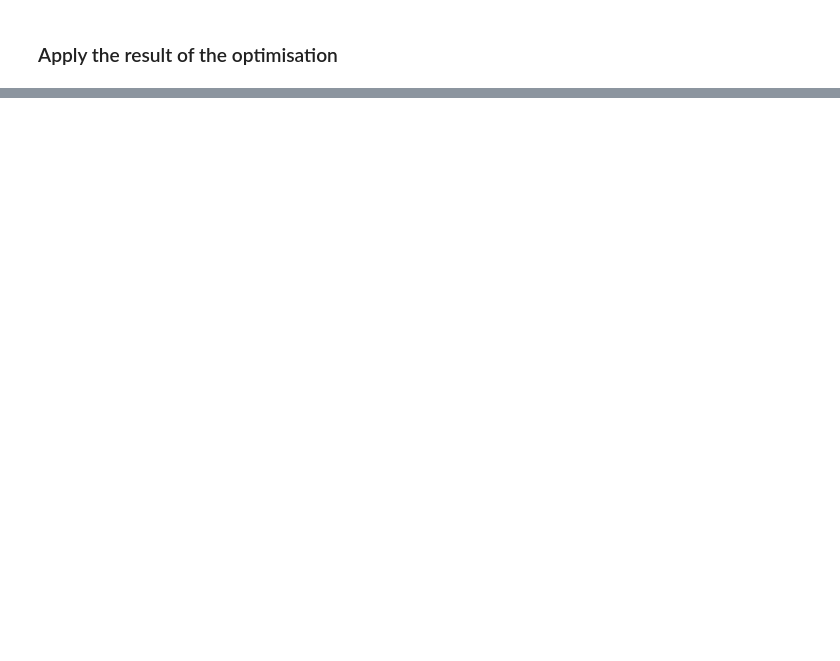
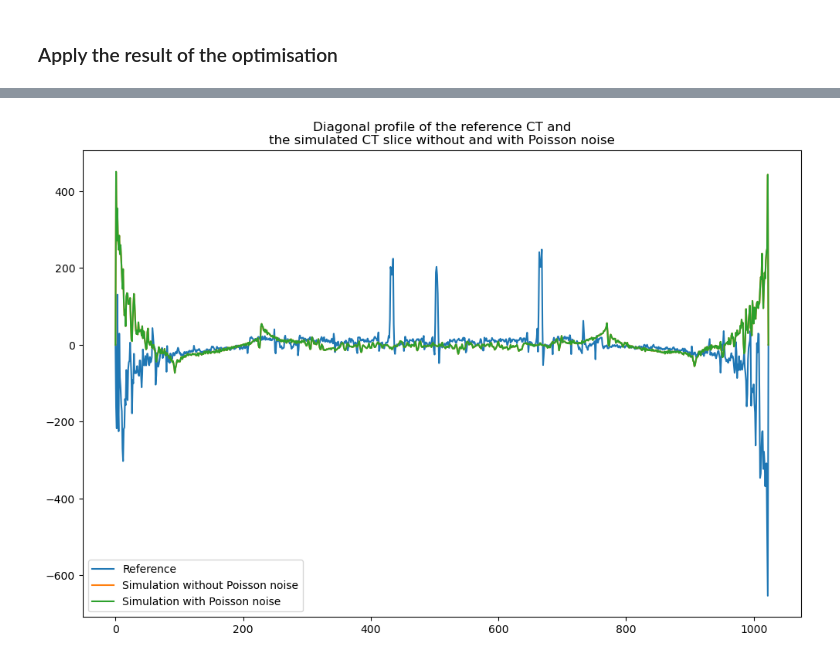
Before and after one commit to effepivi/CT2CAD-Fibres, a Jupyter notebook: tutorial/From_CT_acquisition_to_CAD_models.ipynb, the cells around one changed output, grey strips where cells are left out. Cells and saved outputs as stored; diff of their text form; code cells hidden in the pictures; blank space fills up the shorter version.

```diff
--- a/tutorial/From_CT_acquisition_to_CAD_models.ipynb
+++ b/tutorial/From_CT_acquisition_to_CAD_models.ipynb
@@ -2076,6 +2012,7 @@ simulated_CT = tomopy.recon(simulated_sinogram,
                             filter_name='shepp',
                             ncore=40)[0];
 normalised_simulated_CT = (simulated_CT - simulated_CT.mean()) / simulated_CT.std();
+profile_test_whole_image_without_Poisson_noise = copy.deepcopy(np.diag(simulated_CT));
 
 # Compute the ZNCC
 print("ZNCC phase contrast and LSF registration:",
@@ -2381,0 +2280,13 @@ plt.legend();
+# %%
+profile_reference_whole_image = np.diag(reference_CT);
+profile_test_whole_image_with_Poisson_noise = np.diag(simulated_CT);
+
+plt.figure()
+
+plt.title("Diagonal profile of the reference CT and\nthe simulated CT slice without and with Poisson noise")
+plt.plot(profile_reference_whole_image, label="Reference");
+plt.plot(profile_test_whole_image_without_Poisson_noise, label="Simulation without Poisson noise");
+plt.plot(profile_test_whole_image_with_Poisson_noise, label="Simulation with Poisson noise");
+plt.legend();
+# %% [output]
+[figure, added]
```
Also changed, not shown: parts of 32 cells of this notebook.
